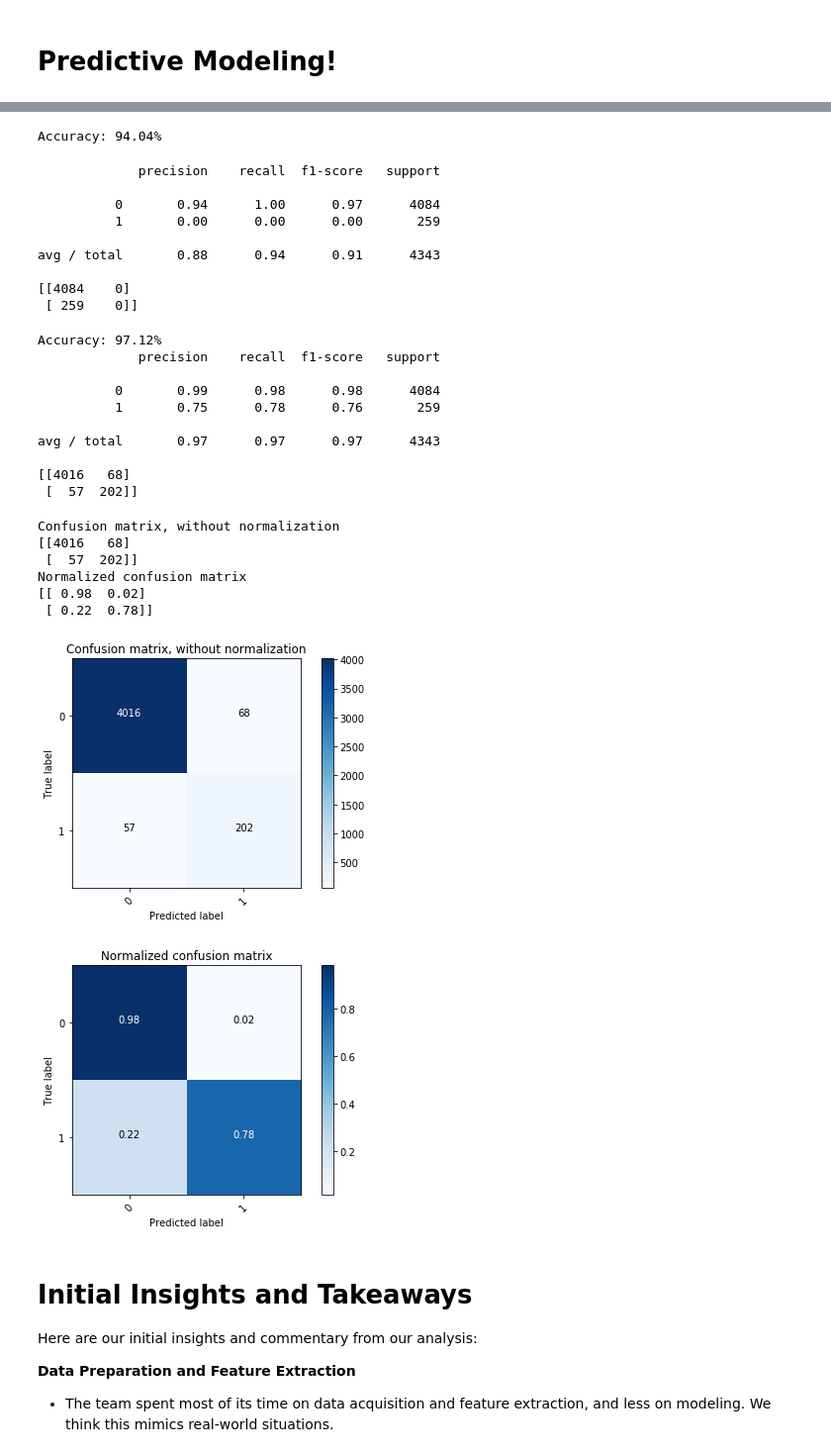
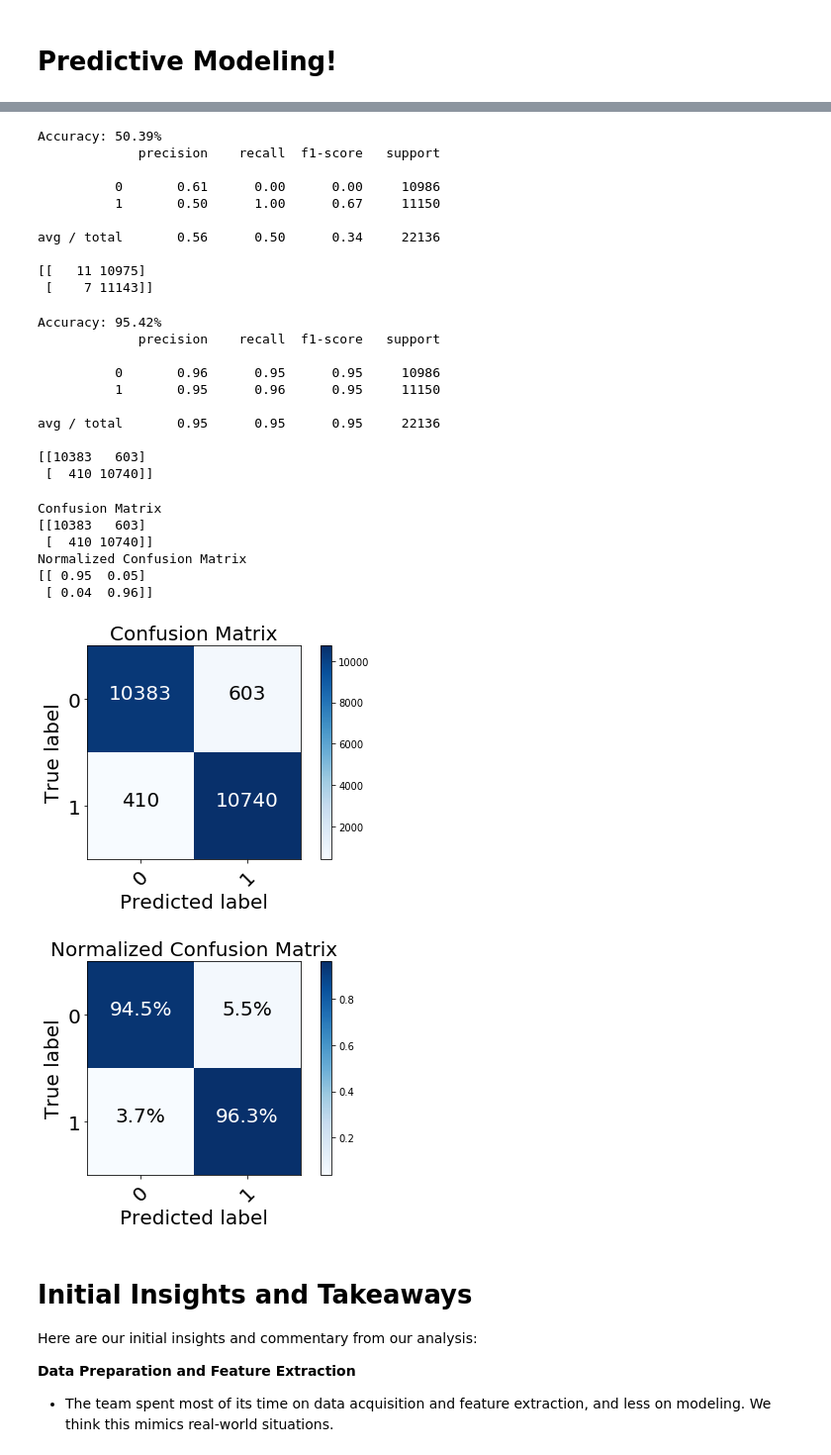
Before and after one commit to ajolson89/W207Fall2018Final, a Jupyter notebook: W207_FinalProj_02MLModels_BaselineSub_KennedyKhannaOlson.ipynb, the cells around one changed output, grey strips where cells are left out. Shown at 99% size. Cells and saved outputs as stored; diff of their text form; code cells hidden in the pictures.

```diff
--- a/W207_FinalProj_02MLModels_BaselineSub_KennedyKhannaOlson.ipynb
+++ b/W207_FinalProj_02MLModels_BaselineSub_KennedyKhannaOlson.ipynb
@@ -53,3 +56,5 @@ df_fa.head()
+# %%
+df_fa['amount_paid_per_day'].replace([np.inf, -np.inf], -9999, inplace=True)
 # %%
 #Some quick wrangling
 #ONLY RUN THIS CELL ONCE!!  (else it will try to re-join and spit back an error)
@@ -275,16 +305,16 @@ print('\nAccuracy: {:.2%}'.format(clf_SVM.score(dev_data, dev_labels)))
 print(classification_report(dev_labels, clf_SVM.predict(dev_data)))
 print(confusion_matrix(dev_labels, clf_SVM.predict(dev_data)))
 # %% [output]
-Accuracy: 94.04%
+Accuracy: 50.39%
+             precision    recall  f1-score   support
+
+          0       0.61      0.00      0.00     10986
+          1       0.50      1.00      0.67     11150
+
+avg / total       0.56      0.50      0.34     22136
+
+[[   11 10975]
+ [    7 11143]]
-             precision    recall  f1-score   support
-
-          0       0.94      1.00      0.97      4084
-          1       0.00      0.00      0.00       259
-
-avg / total       0.88      0.94      0.91      4343
-
-[[4084    0]
- [ 259    0]]
 # %%
 clf_XGB = xgboost.XGBClassifier(n_jobs=-1, reg_lambda=600)
 clf_XGB.fit(train_data, train_labels)
@@ -292,23 +322,23 @@ print('\nAccuracy: {:.2%}'.format(clf_XGB.score(dev_data, dev_labels)))
 print(classification_report(dev_labels, clf_XGB.predict(dev_data)))
 print(confusion_matrix(dev_labels, clf_XGB.predict(dev_data)))
 # %% [output]
-Accuracy: 97.12%
+Accuracy: 95.42%
              precision    recall  f1-score   support
 
-          0       0.99      0.98      0.98      4084
-          1       0.75      0.78      0.76       259
+          0       0.96      0.95      0.95     10986
+          1       0.95      0.96      0.95     11150
 
-avg / total       0.97      0.97      0.97      4343
+avg / total       0.95      0.95      0.95     22136
 
-[[4016   68]
- [  57  202]]
+[[10383   603]
+ [  410 10740]]
 # %%
 #Plot accuracy results ('stole' this code from sklearn documentation)
 clf_current = clf_XGB
 
 def plot_confusion_matrix(cm, classes,
                           normalize=False,
-                          title='Confusion matrix',
+                          title='Confusion Matrix',
                           cmap=plt.cm.Blues):
     """
     This function prints and plots the confusion matrix.
@@ -316,56 +346,56 @@ def plot_confusion_matrix(cm, classes,
     """
     if normalize:
         cm = cm.astype('float') / cm.sum(axis=1)[:, np.newaxis]
-        print("Normalized confusion matrix")
+        print("Normalized Confusion Matrix")
     else:
-        print('Confusion matrix, without normalization')
+        print('Confusion Matrix')
 
     print(cm)
 
     plt.imshow(cm, interpolation='nearest', cmap=cmap)
-    plt.title(title)
+    plt.title(title, size=20)
     plt.colorbar()
     tick_marks = np.arange(len(classes))
-    plt.xticks(tick_marks, classes, rotation=45)
-    plt.yticks(tick_marks, classes)
+    plt.xticks(tick_marks, classes, rotation=45, size=20)
+    plt.yticks(tick_marks, classes, size=20)
 
-    fmt = '.2f' if normalize else 'd'
+    fmt = '.1%' if normalize else 'd'
     thresh = cm.max() / 2.
     for i, j in itertools.product(range(cm.shape[0]), range(cm.shape[1])):
-        plt.text(j, i, format(cm[i, j], fmt),
+        plt.text(j, i, format(cm[i, j], fmt), size=20,
                  horizontalalignment="center",
                  color="white" if cm[i, j] > thresh else "black")
 
     plt.tight_layout()
-    plt.ylabel('True label')
-    plt.xlabel('Predicted label')
+    plt.ylabel('True label', size=20)
+    plt.xlabel('Predicted label', size=20)
 
 class_names = [0, 1]
 
 # Compute confusion matrix
 cnf_matrix = confusion_matrix(dev_labels, clf_current.predict(dev_data))
 np.set_printoptions(precision=2)
 
 # Plot non-normalized confusion matrix
 plt.figure()
 plot_confusion_matrix(cnf_matrix, classes=class_names,
-                      title='Confusion matrix, without normalization')
+                      title='Confusion Matrix')
 
 # Plot normalized confusion matrix
 plt.figure()
 plot_confusion_matrix(cnf_matrix, classes=class_names, normalize=True,
-                      title='Normalized confusion matrix')
+                      title='Normalized Confusion Matrix')
 
 plt.show()
 # %% [output]
-Confusion matrix, without normalization
-[[4016   68]
- [  57  202]]
-Normalized confusion matrix
-[[ 0.98  0.02]
- [ 0.22  0.78]]
+Confusion Matrix
+[[10383   603]
+ [  410 10740]]
+Normalized Confusion Matrix
+[[ 0.95  0.05]
+ [ 0.04  0.96]]
-[figure, old version]
+[figure, new version]
-[figure, old version]
+[figure, new version]
 # %% [markdown]
 # Initial Insights and Takeaways
 
```
Also changed, not shown: parts of 19 cells of this notebook, 1 other file.
